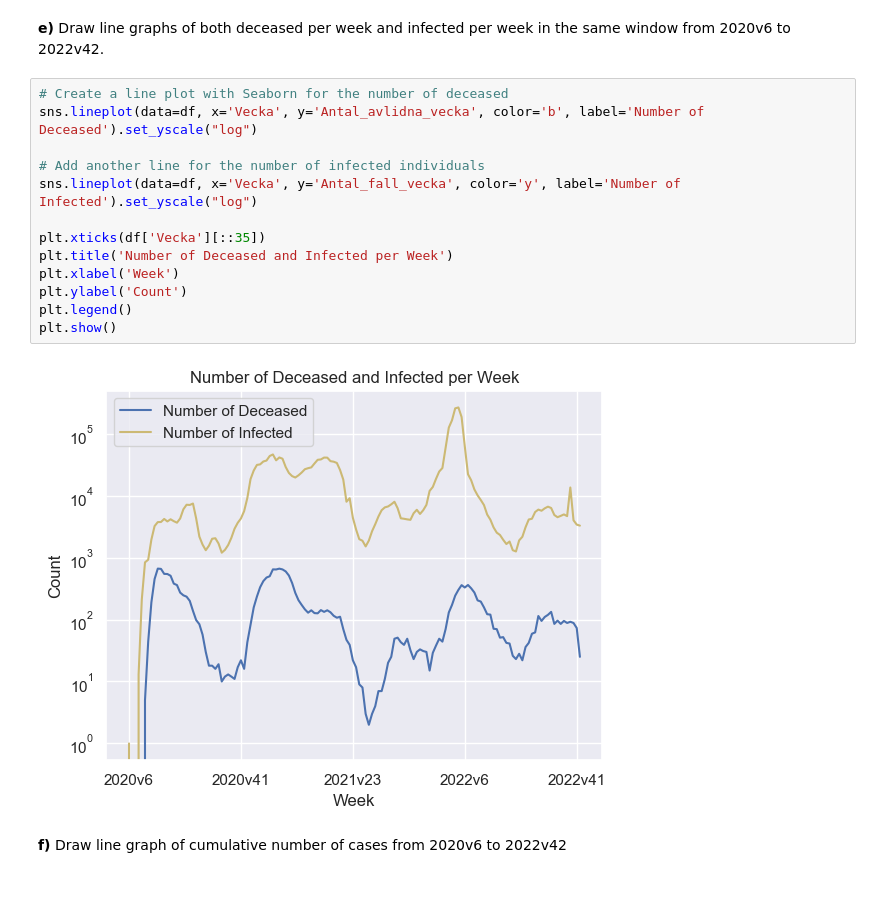
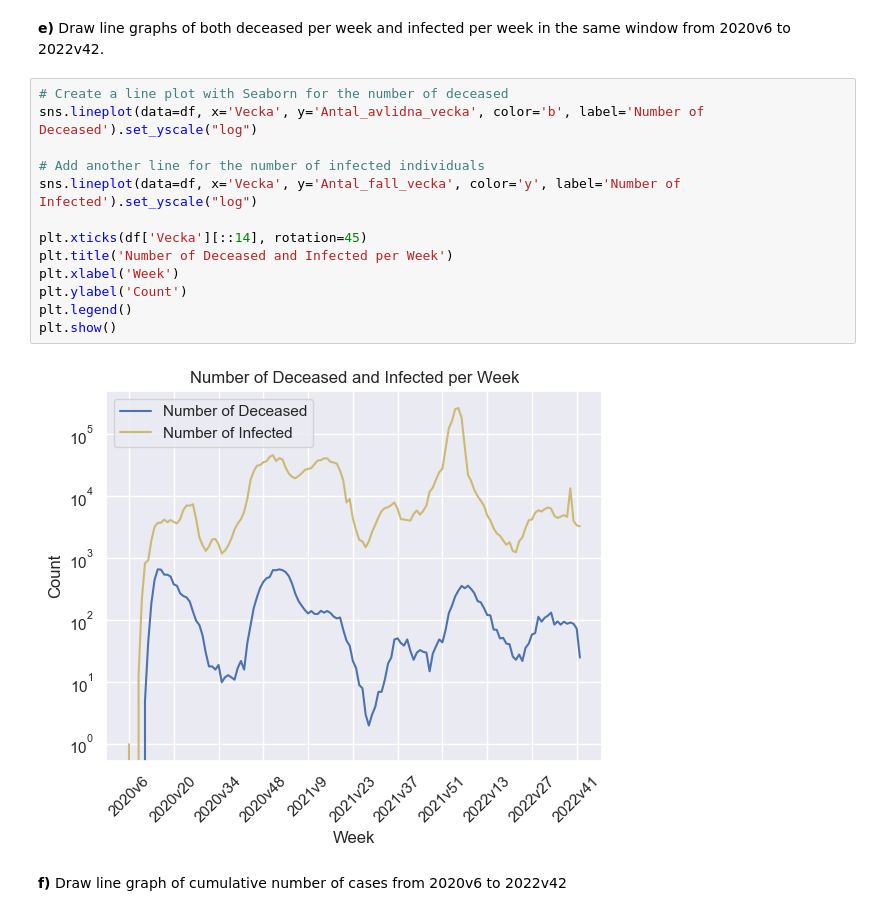
Before and after one commit to DeerBay/Data-Processing-Julia-Sjoholm, a Jupyter notebook: Lab/Exercise01.ipynb, the cells around one changed output. Saved outputs shown, nothing was run; the diff lists cells and outputs as text; blank space fills up the shorter version.

```diff
--- a/Lab/Exercise01.ipynb
+++ b/Lab/Exercise01.ipynb
@@ -178,18 +178,18 @@ plt.show()
 # %%
 # Create a line plot with Seaborn for the number of deceased
 sns.lineplot(data=df, x='Vecka', y='Antal_avlidna_vecka', color='b', label='Number of Deceased').set_yscale("log")
 
 # Add another line for the number of infected individuals
 sns.lineplot(data=df, x='Vecka', y='Antal_fall_vecka', color='y', label='Number of Infected').set_yscale("log")
 
-plt.xticks(df['Vecka'][::35])
+plt.xticks(df['Vecka'][::14], rotation=45)
 plt.title('Number of Deceased and Infected per Week')
 plt.xlabel('Week')
 plt.ylabel('Count')
 plt.legend()
 plt.show()
 # %% [output]
-[figure, old version]
+[figure, new version]
 # %% [markdown]
 **f)** Draw line graph of cumulative number of cases from 2020v6 to 2022v42
 # %%
```
Also changed, not shown: parts of 2 cells of this notebook.
